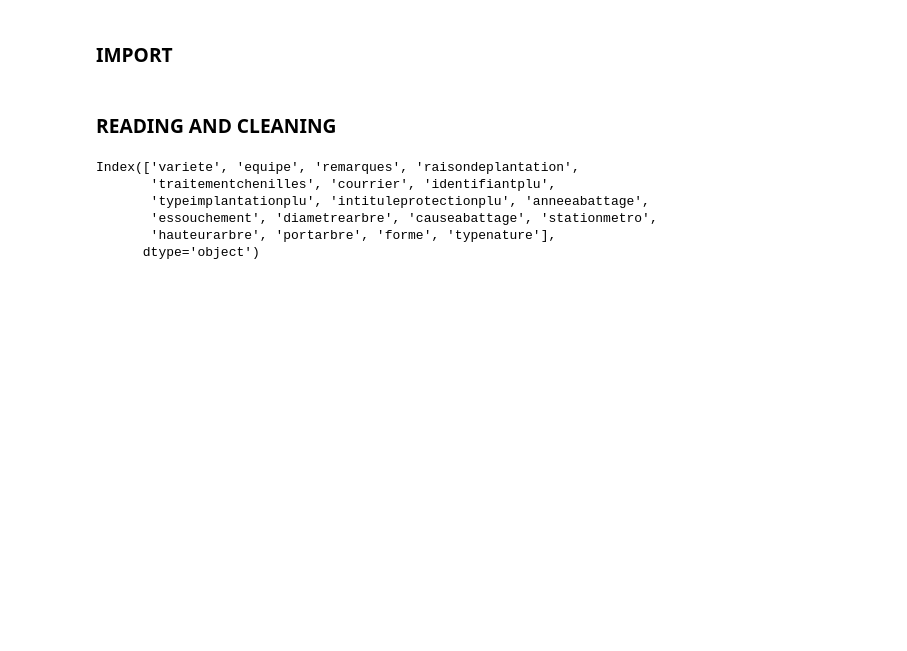
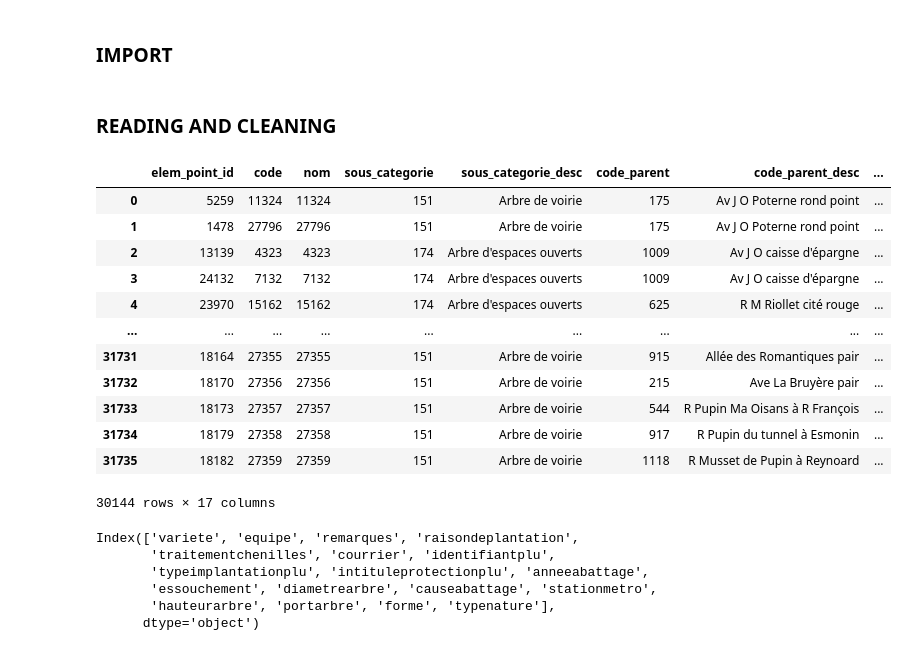
Before and after one commit to Impreccable/ML, a Jupyter notebook: main.ipynb, the cells around one changed output. Cells and saved outputs as stored; diff of their text form; code cells hidden in the pictures; blank space fills up the shorter version.

```diff
--- a/main.ipynb
+++ b/main.ipynb
@@ -47,16 +58,7 @@ def Cleaning_function(path):
     df_res.code = df_res.code.str[3:].astype('int64')
     df_res.nom = df_res.nom.str[2:].astype('int64')
 
-    imputer = SimpleImputer(strategy='median')
 
-    df_res[['hauteurarbre']] = imputer.fit_transform(df_res[['hauteurarbre']])
-    df_res.hauteurarbre.astype(int)
-
-    le = LabelEncoder()
-    df_res.sous_categorie_desc = le.fit_transform(df_res.sous_categorie_desc)
-    df_res.stadededeveloppement = le.fit_transform(df_res.stadededeveloppement)
-    df_res.collectivite = le.fit_transform(df_res.collectivite)
-    df_res.espece = le.fit_transform(df_res.espece)
 
 
     df_res.to_pickle('C:/Users/eduard.vlasov/Documents/GitHub/ML/Data/cleaned_data_arbres.pkl')
@@ -65,6 +67,22 @@ def Cleaning_function(path):
 # %%
 path = 'C:/Users/eduard.vlasov/Documents/GitHub/ML/Data/arbres_grenoble_epsg4326.csv'
 df_res = Cleaning_function(path)
+# %%
+df_res
+# %% [output]
+|  | elem_point_id | code | nom | sous_categorie | sous_categorie_desc | code_parent | code_parent_desc | ... |
+| 0 | 5259 | 11324 | 11324 | 151 | Arbre de voirie | 175 | Av J O Poterne rond point | ... |
+| 1 | 1478 | 27796 | 27796 | 151 | Arbre de voirie | 175 | Av J O Poterne rond point | ... |
+| 2 | 13139 | 4323 | 4323 | 174 | Arbre d'espaces ouverts | 1009 | Av J O caisse d'épargne | ... |
+| 3 | 24132 | 7132 | 7132 | 174 | Arbre d'espaces ouverts | 1009 | Av J O caisse d'épargne | ... |
+| 4 | 23970 | 15162 | 15162 | 174 | Arbre d'espaces ouverts | 625 | R M Riollet cité rouge | ... |
+| ... | ... | ... | ... | ... | ... | ... | ... | ... |
+| 31731 | 18164 | 27355 | 27355 | 151 | Arbre de voirie | 915 | Allée des Romantiques pair | ... |
+| 31732 | 18170 | 27356 | 27356 | 151 | Arbre de voirie | 215 | Ave La Bruyère pair | ... |
+| 31733 | 18173 | 27357 | 27357 | 151 | Arbre de voirie | 544 | R Pupin Ma Oisans à R François | ... |
+| 31734 | 18179 | 27358 | 27358 | 151 | Arbre de voirie | 917 | R Pupin du tunnel à Esmonin | ... |
+| 31735 | 18182 | 27359 | 27359 | 151 | Arbre de voirie | 1118 | R Musset de Pupin à Reynoard | ... |
+30144 rows × 17 columns
 # %%
 # sns.heatmap(df.isnull(), cbar=False)
 # df.columns[df.isna().sum()>10000]
```
Also changed, not shown: parts of 20 cells of this notebook, 1 other file.
